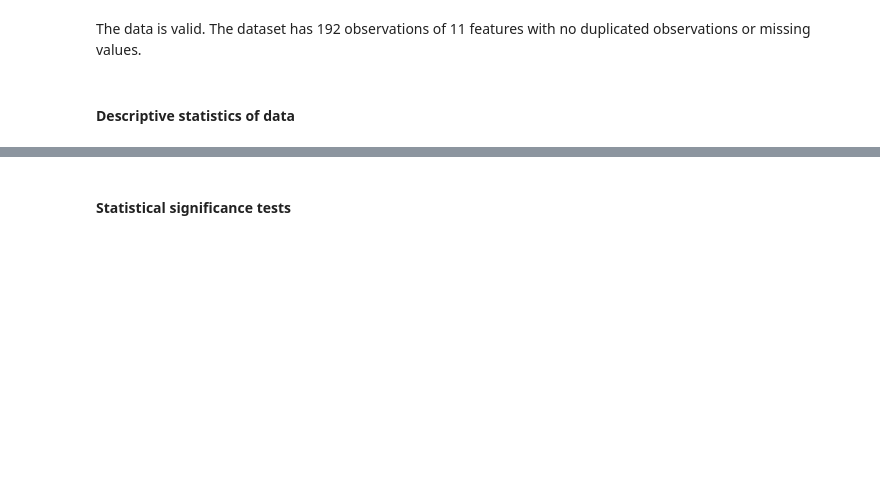
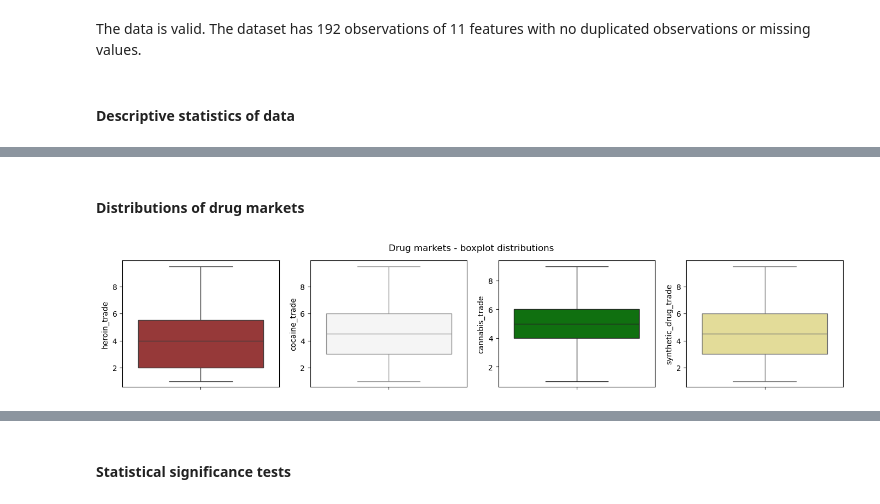
Before and after one commit to finarfin11/mental_disorders_and_drugs_market, a Jupyter notebook: notebooks/main_notebook.ipynb, the cells around one changed output, grey strips where cells are left out. Drawn from its saved outputs; the diff is of its cells as text; code cells hidden in the pictures; blank space fills up the shorter version.

```diff
--- a/notebooks/main_notebook.ipynb
+++ b/notebooks/main_notebook.ipynb
@@ -58,4 +60,4 @@ Feature selection, merging and feature engineering are used to obtain the final
 # %% [markdown]
 #### Loading dataset
 # %%
-drugs_disorders_data = pd.read_csv('data/drugs_disorders_by_country.csv')
+data = pd.read_csv('data/final_merged_dataset/drugs_disorders_by_country.csv')
@@ -360,0 +131,15 @@ plt.show()
+# %% [markdown]
+#### Distributions of drug markets
+# %%
+fig, axes = plt.subplots(1, 4, figsize = (17, 3))
+
+sns.boxplot(data['heroin_trade'], ax = axes[0], color = 'brown')
+sns.boxplot(data['cocaine_trade'], ax = axes[1], color = 'whitesmoke')
+sns.boxplot(data['cannabis_trade'], ax = axes[2], color = 'green')
+sns.boxplot(data['synthetic_drug_trade'], ax = axes[3], color = 'khaki')
+
+fig.suptitle('Drug markets - boxplot distributions')
+
+plt.show()
+# %% [output]
+[figure, added]
```
Also changed, not shown: parts of 117 cells of this notebook, 4 other files.
